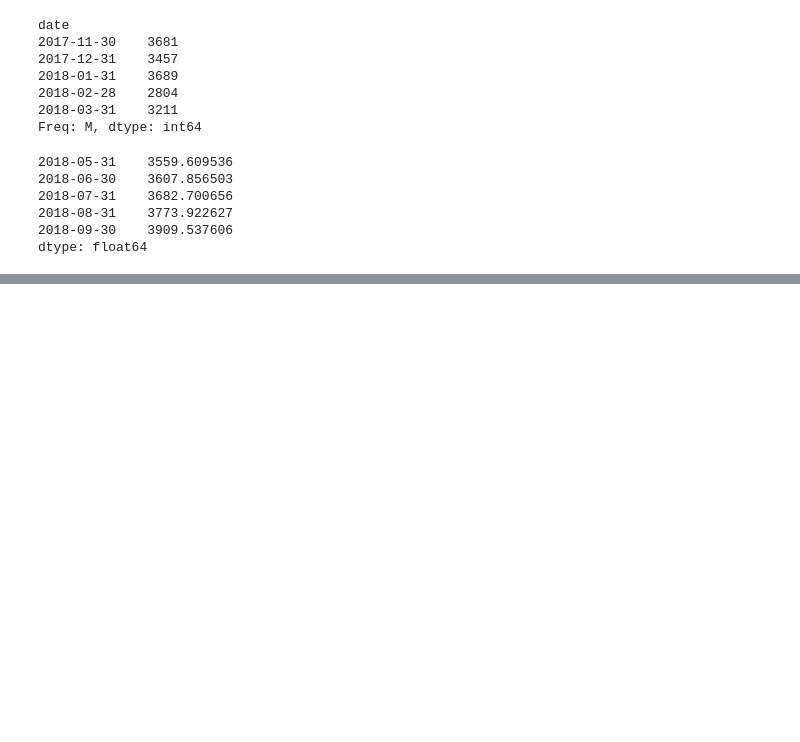
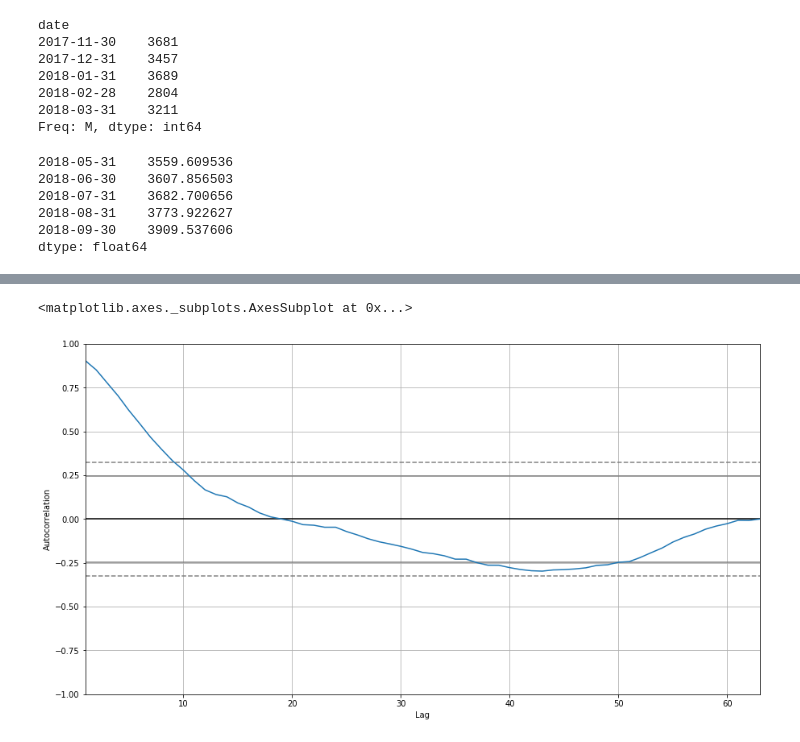
Before and after one commit to piyushmishra12/Effects-of-Gun-Violence-forecast, a Jupyter notebook: Gun Violence.ipynb, the cells around one changed output, grey strips where cells are left out. Saved outputs shown, nothing was run; the diff lists cells and outputs as text; code cells hidden in the pictures; blank space fills up the shorter version.

```diff
--- a/Gun Violence.ipynb
+++ b/Gun Violence.ipynb
@@ -248,0 +249,5 @@ plt.legend(loc = 'best')
+# %%
+autocorrelation_plot(violence)
+# %% [output]
+<matplotlib.axes._subplots.AxesSubplot at 0x...>
+[figure, added]
```
Also changed, not shown: parts of 7 cells of this notebook.
